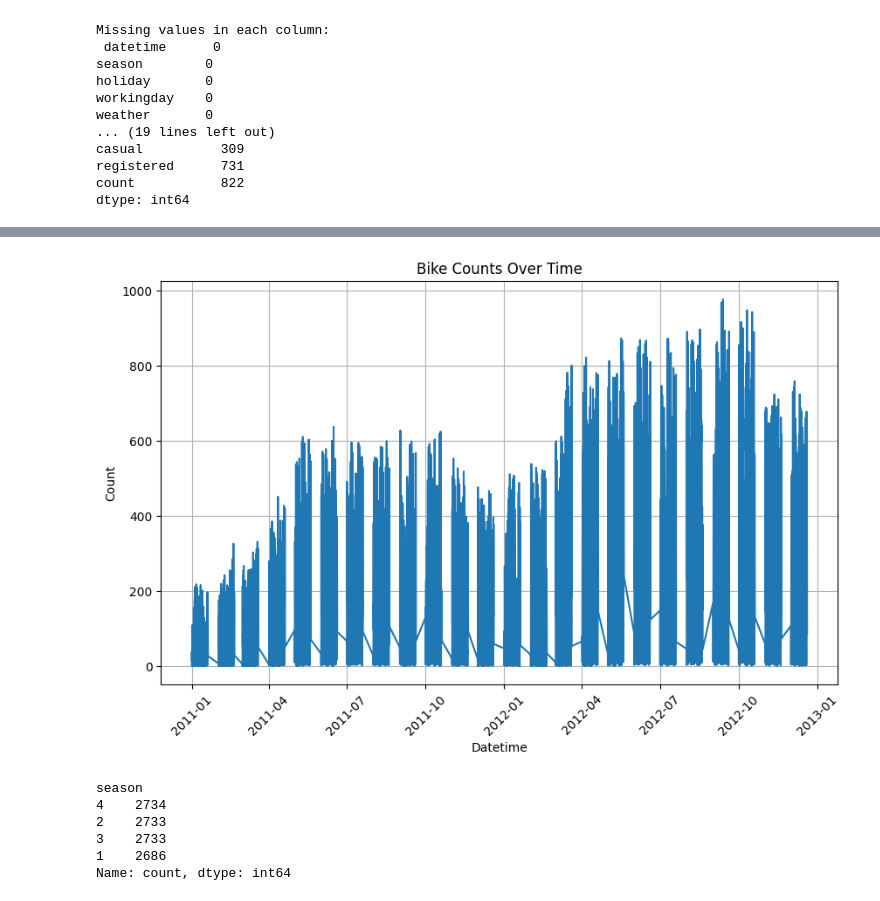
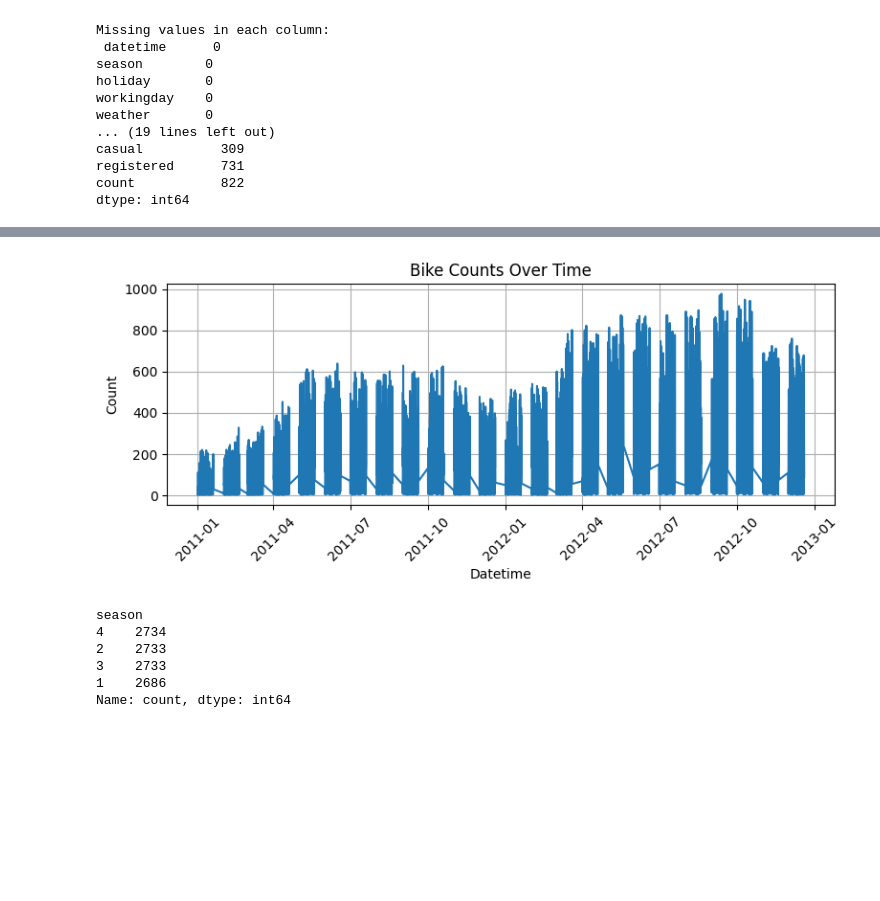
Before and after one commit to robinyUArizona/Bike-Sharing-Demand-Regression-Analysis, a Jupyter notebook: notebooks/1- bikerental_data_preparation.ipynb, the cells around one changed output, grey strips where cells are left out. Saved outputs shown, nothing was run; the diff lists cells and outputs as text; code cells hidden in the pictures; blank space fills up the shorter version.

```diff
--- a/notebooks/1- bikerental_data_preparation.ipynb
+++ b/notebooks/1- bikerental_data_preparation.ipynb
@@ -132,17 +132,17 @@ df_train.describe()
 | std | NaN | 1.116174 | 0.166599 | 0.466159 | 0.633839 | 7.79159 | 8.474601 | 19.245033 | 8.164537 | 49.960477 | ... |
 # %%
 # Plot using seaborn
-plt.figure(figsize=(10, 6))
+plt.figure(figsize=(9, 3))
 sns.lineplot(data=df_train, x='datetime', y='count').set(title='Bike Counts Over Time')
 
 # Optional: Format the x-axis for better readability
 plt.xticks(rotation=45)
 plt.xlabel("Datetime")
 plt.ylabel("Count")
 plt.grid(True)
 plt.show()
 # %% [output]
-[figure, old version]
+[figure, new version]
 # %%
 ## Bike count with season
 
```
Also changed, not shown: parts of 1 cell of this notebook.
